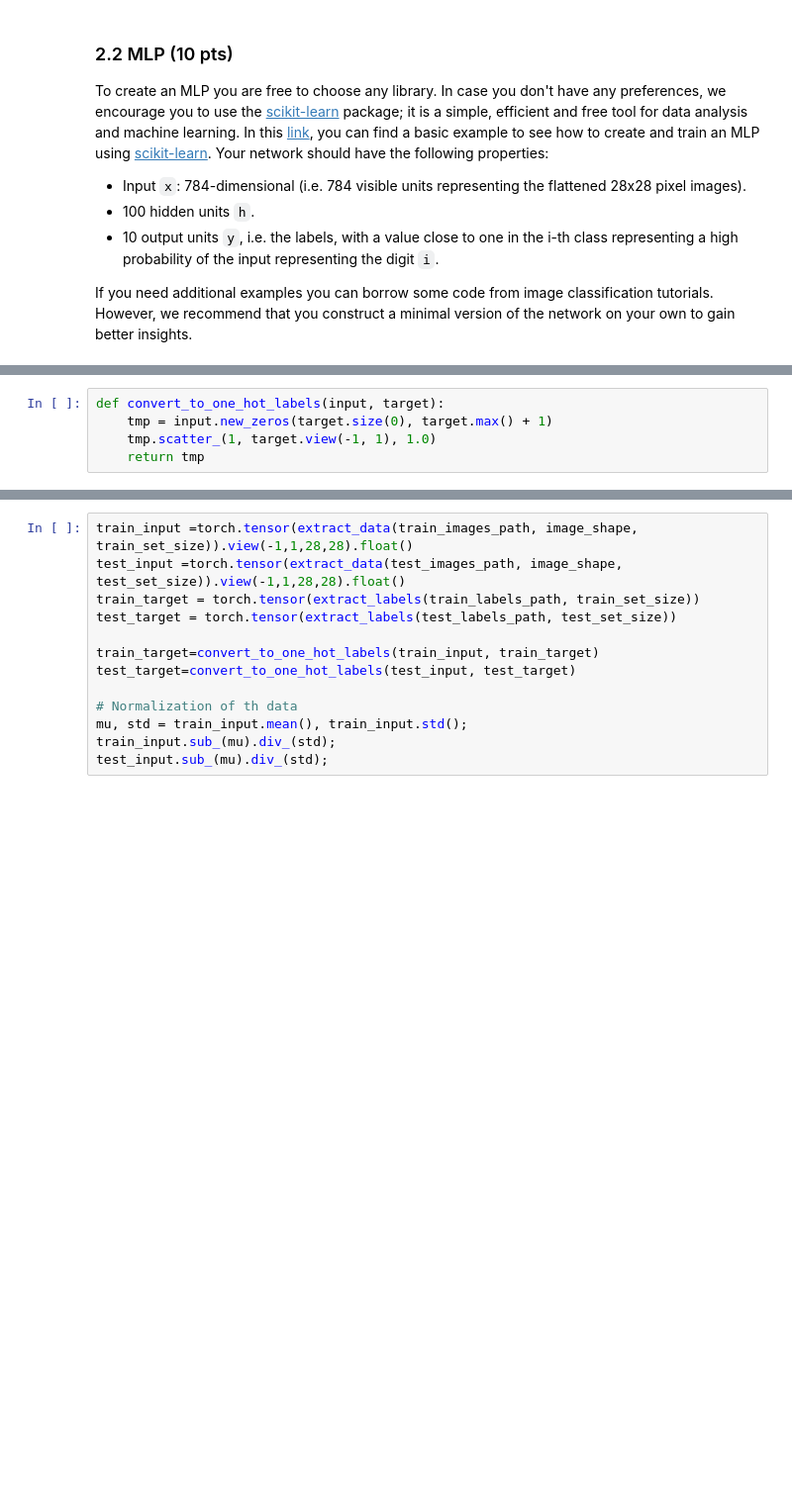
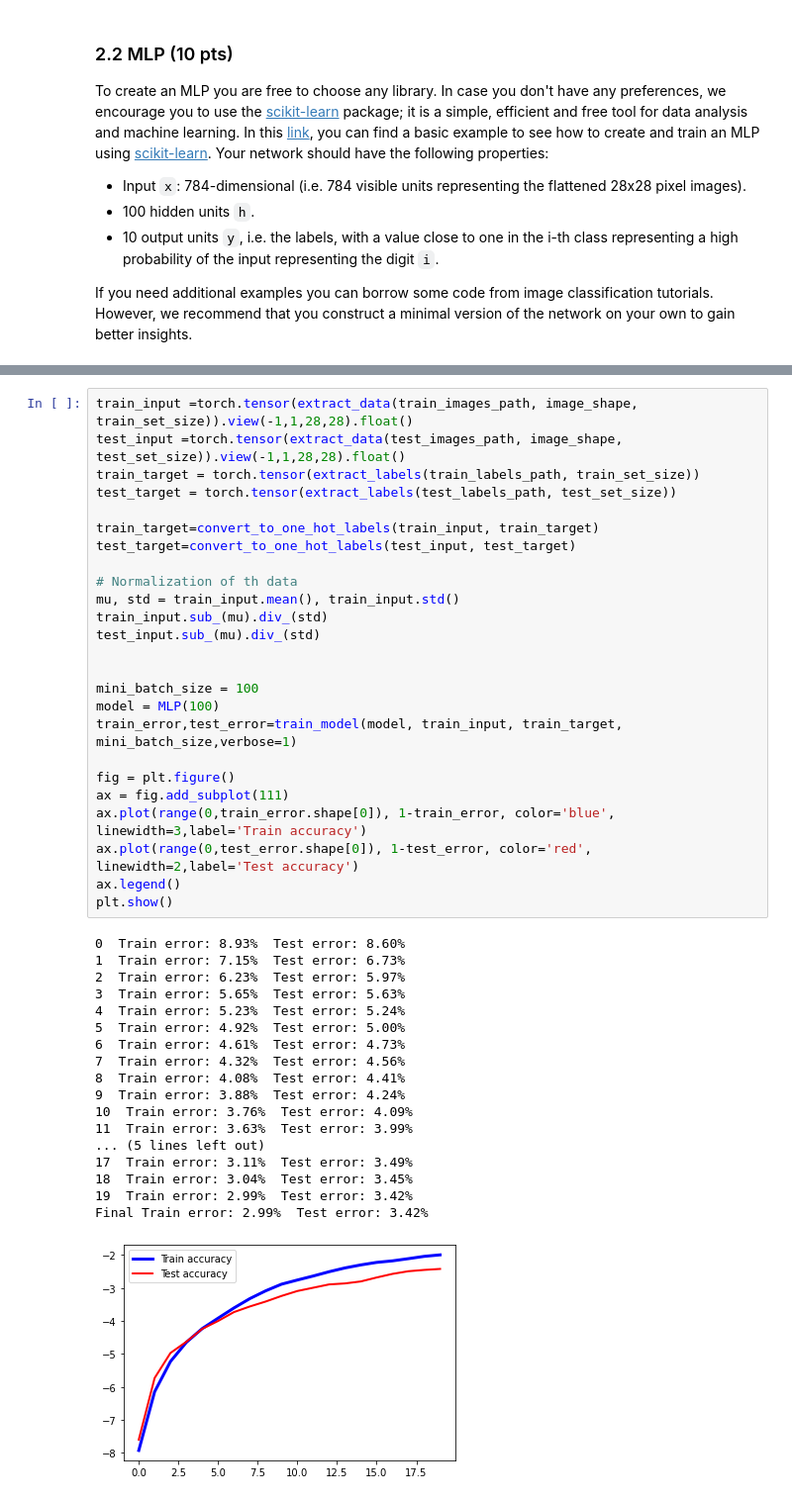
Before and after one commit to aamoros8/IAPR_EPFL, a Jupyter notebook: labs/lab_03_classification.ipynb, the cells around one changed output, grey strips where cells are left out. Shown: that part at 99% size. Drawn from its saved outputs; the diff is of its cells as text; blank space fills up the shorter version.

```diff
--- a/labs/lab_03_classification.ipynb
+++ b/labs/lab_03_classification.ipynb
@@ -163,5 +170,0 @@ from torchvision import datasets
-# %%
-def convert_to_one_hot_labels(input, target):
-    tmp = input.new_zeros(target.size(0), target.max() + 1)
-    tmp.scatter_(1, target.view(-1, 1), 1.0)
-    return tmp
@@ -168,13 +293,44 @@ def convert_to_one_hot_labels(input, target):
 # %%
 train_input =torch.tensor(extract_data(train_images_path, image_shape, train_set_size)).view(-1,1,28,28).float()
 test_input =torch.tensor(extract_data(test_images_path, image_shape, test_set_size)).view(-1,1,28,28).float()
 train_target = torch.tensor(extract_labels(train_labels_path, train_set_size))
 test_target = torch.tensor(extract_labels(test_labels_path, test_set_size))
 
 train_target=convert_to_one_hot_labels(train_input, train_target)
 test_target=convert_to_one_hot_labels(test_input, test_target)
 
 # Normalization of th data
-mu, std = train_input.mean(), train_input.std();
-train_input.sub_(mu).div_(std);
-test_input.sub_(mu).div_(std);
+mu, std = train_input.mean(), train_input.std()
+train_input.sub_(mu).div_(std)
+test_input.sub_(mu).div_(std)
+
+
+mini_batch_size = 100
+model = MLP(100)
+train_error,test_error=train_model(model, train_input, train_target, mini_batch_size,verbose=1)
+
+fig = plt.figure()
+ax = fig.add_subplot(111)
+ax.plot(range(0,train_error.shape[0]), 1-train_error, color='blue', linewidth=3,label='Train accuracy')
+ax.plot(range(0,test_error.shape[0]), 1-test_error, color='red', linewidth=2,label='Test accuracy')
+ax.legend()
+plt.show()
+# %% [output]
+0  Train error: 8.93%  Test error: 8.60%
+1  Train error: 7.15%  Test error: 6.73%
+2  Train error: 6.23%  Test error: 5.97%
+3  Train error: 5.65%  Test error: 5.63%
+4  Train error: 5.23%  Test error: 5.24%
+5  Train error: 4.92%  Test error: 5.00%
+6  Train error: 4.61%  Test error: 4.73%
+7  Train error: 4.32%  Test error: 4.56%
+8  Train error: 4.08%  Test error: 4.41%
+9  Train error: 3.88%  Test error: 4.24%
+10  Train error: 3.76%  Test error: 4.09%
+11  Train error: 3.63%  Test error: 3.99%
+... (5 lines left out)
+17  Train error: 3.11%  Test error: 3.49%
+18  Train error: 3.04%  Test error: 3.45%
+19  Train error: 2.99%  Test error: 3.42%
+Final Train error: 2.99%  Test error: 3.42%
+[figure, added]
```
Also changed, not shown: parts of 7 cells of this notebook, 1 other file.
